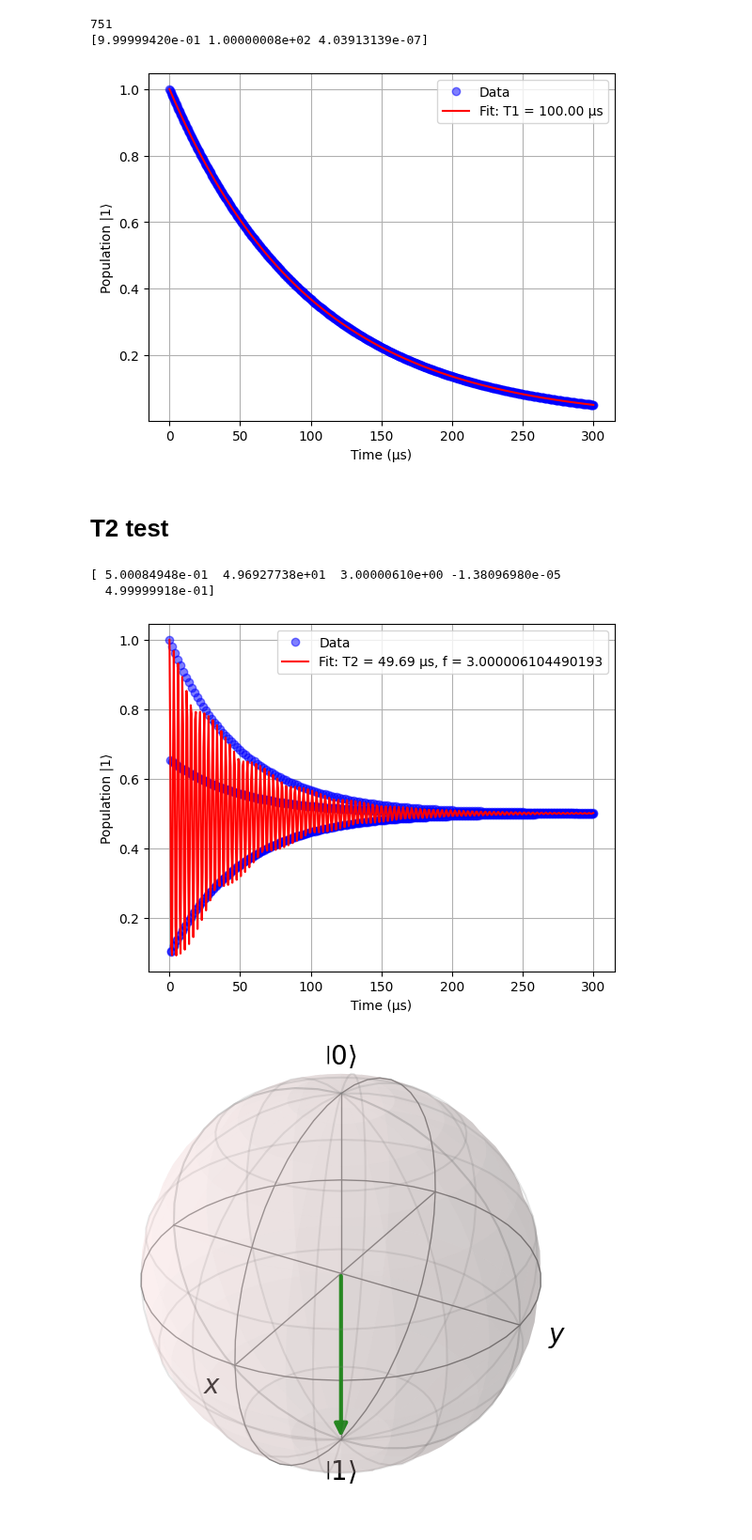
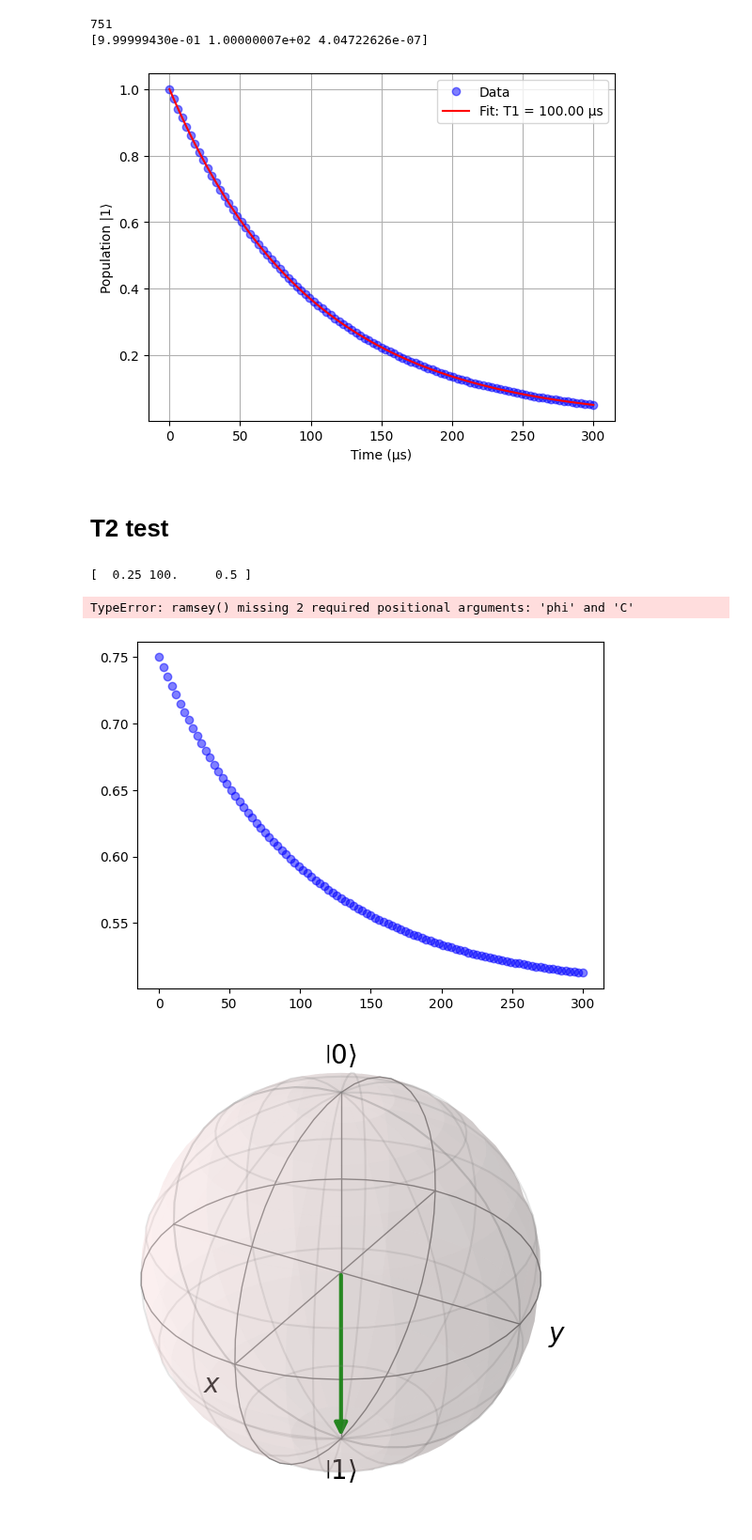
Before and after one commit to jyamaoka/qubit_zz_coupling, a Jupyter notebook: examples/single_qubit.ipynb, the cells around one changed output. Shown at 94% size. Drawn from its saved outputs; the diff is of its cells as text; code cells hidden in the pictures.

```diff
--- a/examples/single_qubit.ipynb
+++ b/examples/single_qubit.ipynb
@@ -31,8 +31,8 @@ c_ops = [
 # %%
 s = int((end_t-start_t)*sample)+1
 
-tlist = np.linspace(start_t, end_t, s)  # Time points in μs
-#tlist = np.linspace(0,300,101)  # Time points in μs
+#tlist = np.linspace(start_t, end_t, s)  # Time points in μs
+tlist = np.linspace(0,300,101)  # Time points in μs
 
 print(s)
 # T1 measurement for Qubit 1
@@ -51,31 +51,35 @@ ax.legend()
 ax.grid(True)
 # %% [output]
 751
-[9.99999420e-01 1.00000008e+02 4.03913139e-07]
+[9.99999430e-01 1.00000007e+02 4.04722626e-07]
-[figure, old version]
+[figure, new version]
 # %% [markdown]
 # T2 test
 # %%
 # T1 measurement for Qubit 1
 psi0 = (basis(2,0)+basis(2,1)).unit()
 
 first_guess = [0.5, t2, fq, 0.0, 0.5]
-fit_par, pop = solve_t2(H, psi0, tlist, c_ops, [sigmax()], first_guess=first_guess, ret_pop=True)
-#fit_par, pop = plot_t2(H, psi0, tlist, c_ops, [sigmax()], first_guess=first_guess, use_fit_gauss=True)
+#res = mesolve(H, psi0, tlist, c_ops, [n], options=None, progress_bar=False)
+#pop = make_population(res.expect[0])
+#fit_par, pop = solve_t1(H, psi0, tlist, c_ops, [n], first_guess=first_guess, ret_pop=True)
+fit_par, pop = solve_t1(H, psi0, tlist, c_ops, [n], ret_pop=True)
+
+#fit_par, pop = plot_t2(H, psi0, tlist, c_ops, [n], first_guess=first_guess, use_fit_gauss=True)
 
 print(fit_par)
 fig, ax = plt.subplots()
 ax.plot(tlist, pop, 'bo', alpha=0.5, label='Data')
 ax.plot(np.linspace(start_t, end_t, 500) , ramsey(np.linspace(start_t, end_t, 500), *fit_par), 'r', label=f'Fit: T2 = {fit_par[1]:.2f} μs, f = {fit_par[2]}')
 #ax.set_title(f'T2 - {label_Qbit} (JTLS = {system_params["JTLS"]}, Jzz = {system_params["Jzz"]}, Jxx = {system_params["Jxx"]})')
 ax.set_xlabel('Time (μs)')
 ax.set_ylabel('Population |1⟩')
 ax.legend()
 ax.grid(True)
 # %% [output]
-[ 5.00084948e-01  4.96927738e+01  3.00000610e+00 -1.38096980e-05
-  4.99999918e-01]
+[  0.25 100.     0.5 ]
+TypeError: ramsey() missing 2 required positional arguments: 'phi' and 'C'
-[figure, old version]
+[figure, new version]
 # %%
 psi0 = basis(2,1)
 # Create Bloch sphere plot
```
Also changed, not shown: 2 other files.
